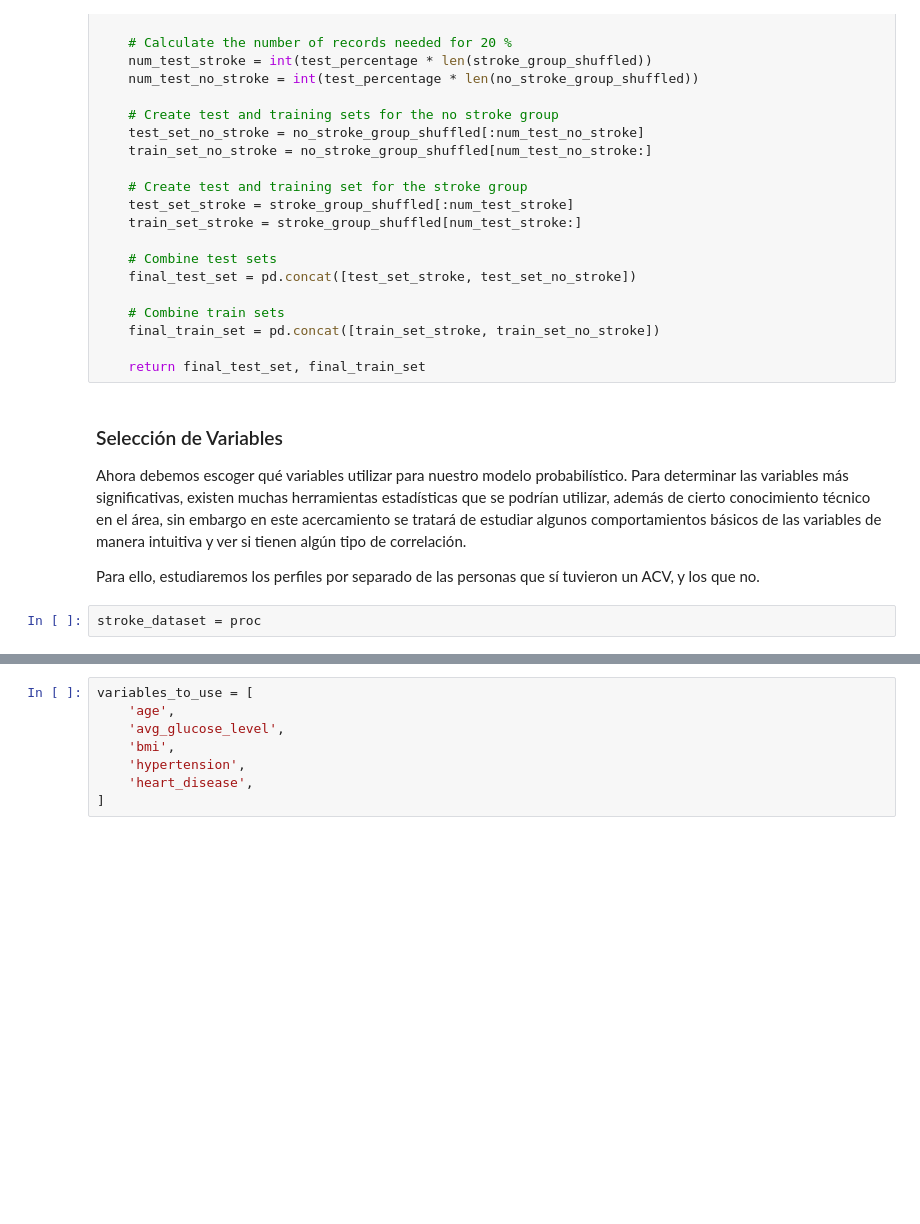
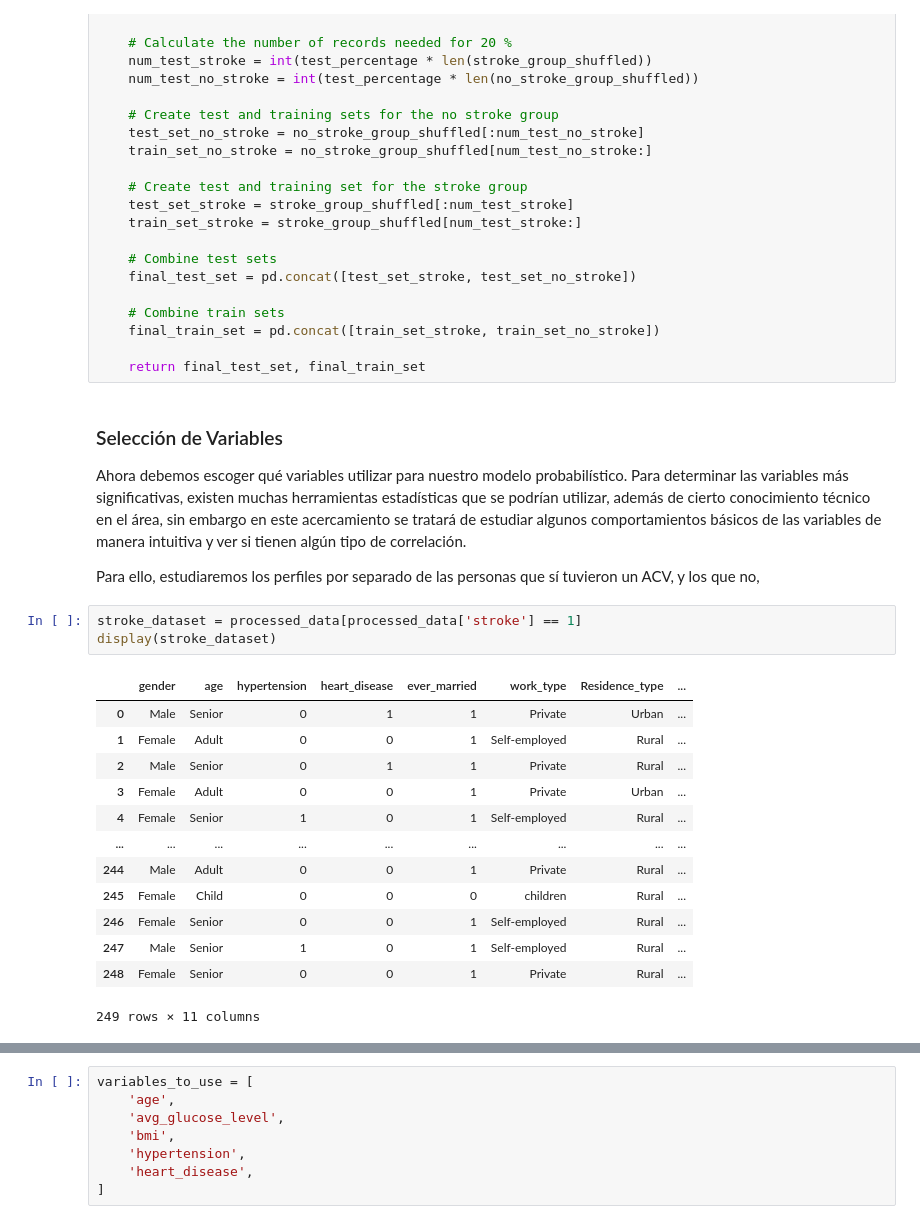
Before and after one commit to CrAvila/IA, a Jupyter notebook: Taller1/IA_Taller_1.ipynb, the cells around one changed output, grey strips where cells are left out. Drawn from its saved outputs; the diff is of its cells as text; blank space fills up the shorter version.

```diff
--- a/Taller1/IA_Taller_1.ipynb
+++ b/Taller1/IA_Taller_1.ipynb
@@ -307,6 +307,21 @@ def split_data(df, test_percentage):
 
 Ahora debemos escoger qué variables utilizar para nuestro modelo probabilístico. Para determinar las variables más significativas, existen muchas herramientas estadísticas que se podrían utilizar, además de cierto conocimiento técnico en el área, sin embargo en este acercamiento se tratará de estudiar algunos comportamientos básicos de las variables de manera intuitiva y ver si tienen algún tipo de correlación.
 
-Para ello, estudiaremos los perfiles por separado de las personas que sí tuvieron un ACV, y los que no.
+Para ello, estudiaremos los perfiles por separado de las personas que sí tuvieron un ACV, y los que no,
-# %%
-stroke_dataset = proc
+# %%
+stroke_dataset = processed_data[processed_data['stroke'] == 1]
+display(stroke_dataset)
+# %% [output]
+|  | gender | age | hypertension | heart_disease | ever_married | work_type | Residence_type | ... |
+| 0 | Male | Senior | 0 | 1 | 1 | Private | Urban | ... |
+| 1 | Female | Adult | 0 | 0 | 1 | Self-employed | Rural | ... |
+| 2 | Male | Senior | 0 | 1 | 1 | Private | Rural | ... |
+| 3 | Female | Adult | 0 | 0 | 1 | Private | Urban | ... |
+| 4 | Female | Senior | 1 | 0 | 1 | Self-employed | Rural | ... |
+| ... | ... | ... | ... | ... | ... | ... | ... | ... |
+| 244 | Male | Adult | 0 | 0 | 1 | Private | Rural | ... |
+| 245 | Female | Child | 0 | 0 | 0 | children | Rural | ... |
+| 246 | Female | Senior | 0 | 0 | 1 | Self-employed | Rural | ... |
+| 247 | Male | Senior | 1 | 0 | 1 | Self-employed | Rural | ... |
+| 248 | Female | Senior | 0 | 0 | 1 | Private | Rural | ... |
+249 rows × 11 columns
```
Also changed, not shown: parts of 1 cell of this notebook.
